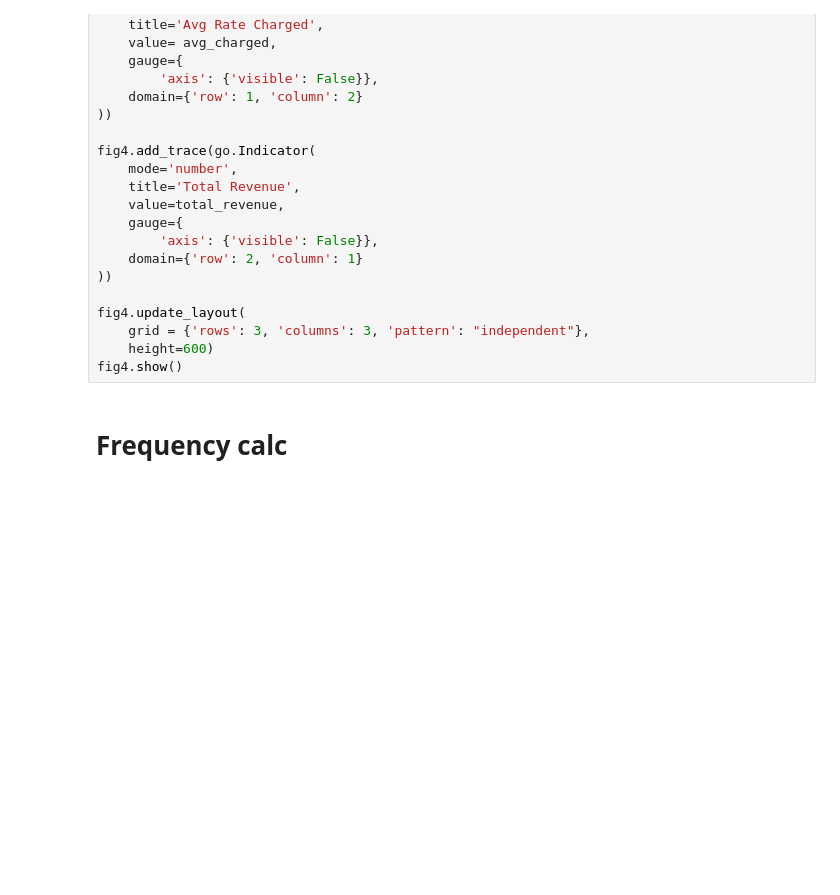
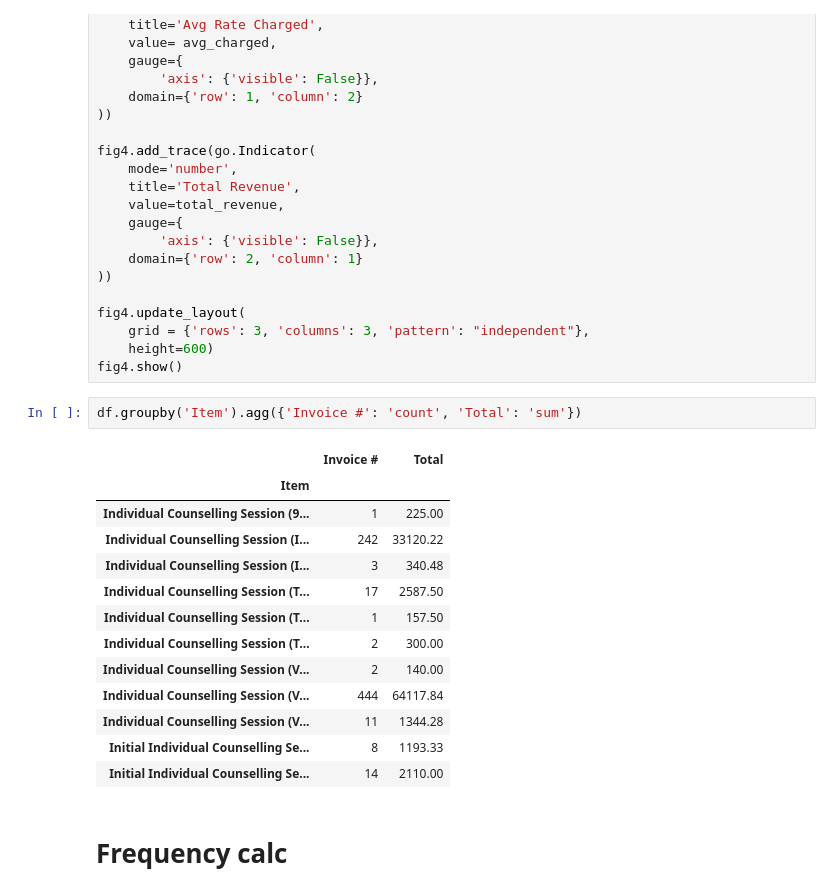
Before and after one commit to btmarsh6/Sliding-Scale, a Jupyter notebook: explore.ipynb, the cells around one changed output. Cells and saved outputs as stored; diff of their text form; blank space fills up the shorter version.

```diff
--- a/explore.ipynb
+++ b/explore.ipynb
@@ -311,6 +325,22 @@ fig4.update_layout(
     grid = {'rows': 3, 'columns': 3, 'pattern': "independent"},
     height=600)
 fig4.show()
+# %%
+df.groupby('Item').agg({'Invoice #': 'count', 'Total': 'sum'})
+# %% [output]
+|  | Invoice # | Total |
+| Item |  |  |
+| Individual Counselling Session (9... | 1 | 225.00 |
+| Individual Counselling Session (I... | 242 | 33120.22 |
+| Individual Counselling Session (I... | 3 | 340.48 |
+| Individual Counselling Session (T... | 17 | 2587.50 |
+| Individual Counselling Session (T... | 1 | 157.50 |
+| Individual Counselling Session (T... | 2 | 300.00 |
+| Individual Counselling Session (V... | 2 | 140.00 |
+| Individual Counselling Session (V... | 444 | 64117.84 |
+| Individual Counselling Session (V... | 11 | 1344.28 |
+| Initial Individual Counselling Se... | 8 | 1193.33 |
+| Initial Individual Counselling Se... | 14 | 2110.00 |
 # %% [markdown]
 # Frequency calc
 # %%
```
Also changed, not shown: parts of 2 cells of this notebook, 1 other file.
